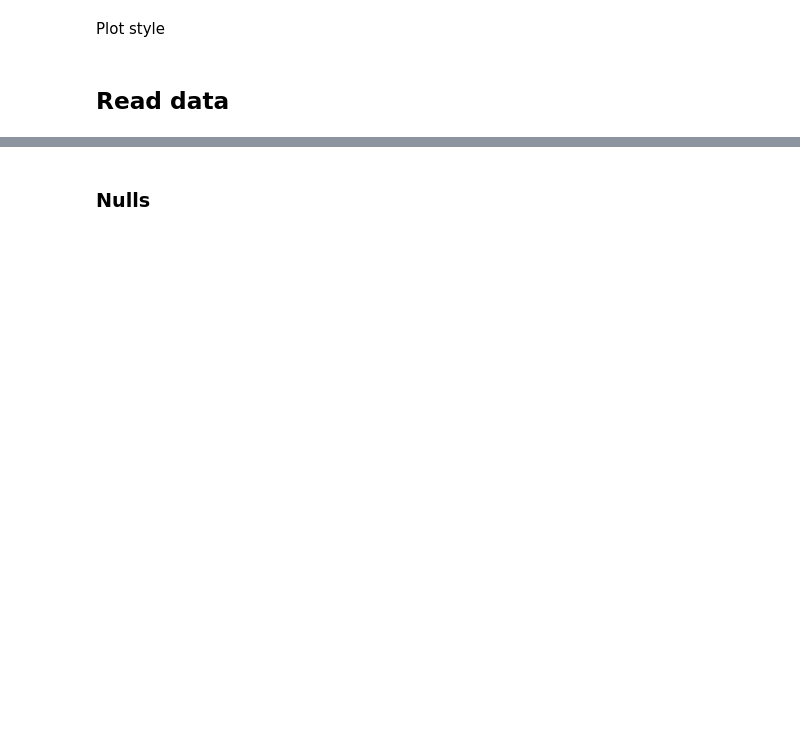
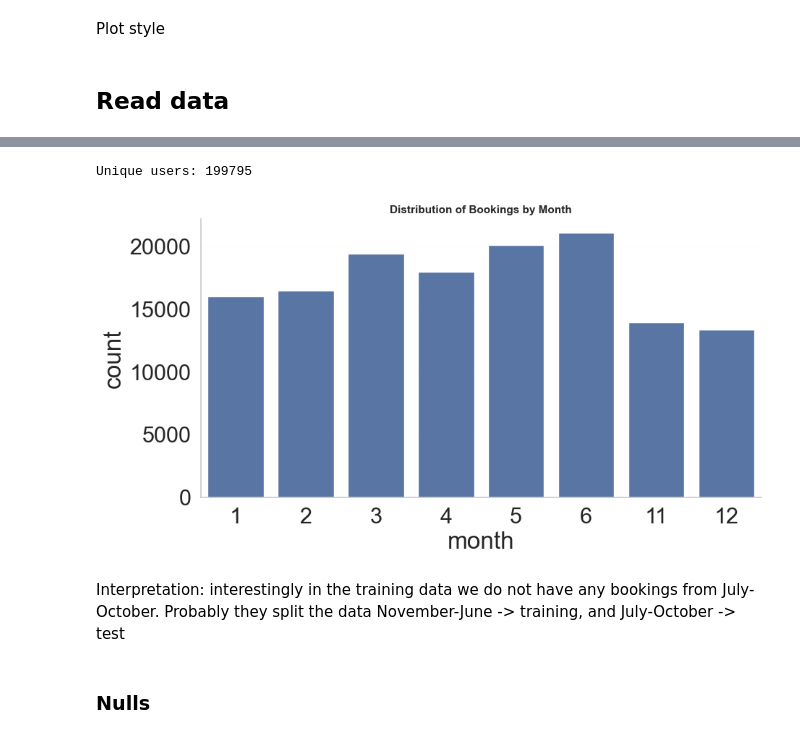
Before and after one commit to alicja-a-d/Data_Mining, a Jupyter notebook: A2/code/DMT_A2.ipynb, the cells around one changed output, grey strips where cells are left out. Saved outputs shown, nothing was run; the diff lists cells and outputs as text; code cells hidden in the pictures; blank space fills up the shorter version.

```diff
--- a/A2/code/DMT_A2.ipynb
+++ b/A2/code/DMT_A2.ipynb
@@ -93,3 +111,26 @@ plt.show()'''
+# %%
+print("Unique users:", df["srch_id"].nunique())
+# %% [output]
+Unique users: 199795
+# %%
+def get_datetime(data):
+    df['date_time'] = pd.to_datetime(df['date_time'])
+    data['month'] = data['date_time'].dt.month
+    data['day_of_week'] = data['date_time'].dt.dayofweek
+    data['hour'] = data['date_time'].dt.hour
+    return data
+
+df = get_datetime(df)
+
+# booking distribution by month
+plt.figure(figsize=(10, 5))
+sns.countplot(data=df[df['booking_bool'] == 1], x='month')
+plt.title('Distribution of Bookings by Month')
+plt.show()
+# %% [output]
+[figure, added]
+# %% [markdown]
+Interpretation: interestingly in the training data we do not have any bookings from July-October. Probably they split the data November-June -> training, and July-October -> test
 # %% [markdown]
 ### Nulls
 # %%
```
Also changed, not shown: parts of 70 cells of this notebook, 8 other files.
